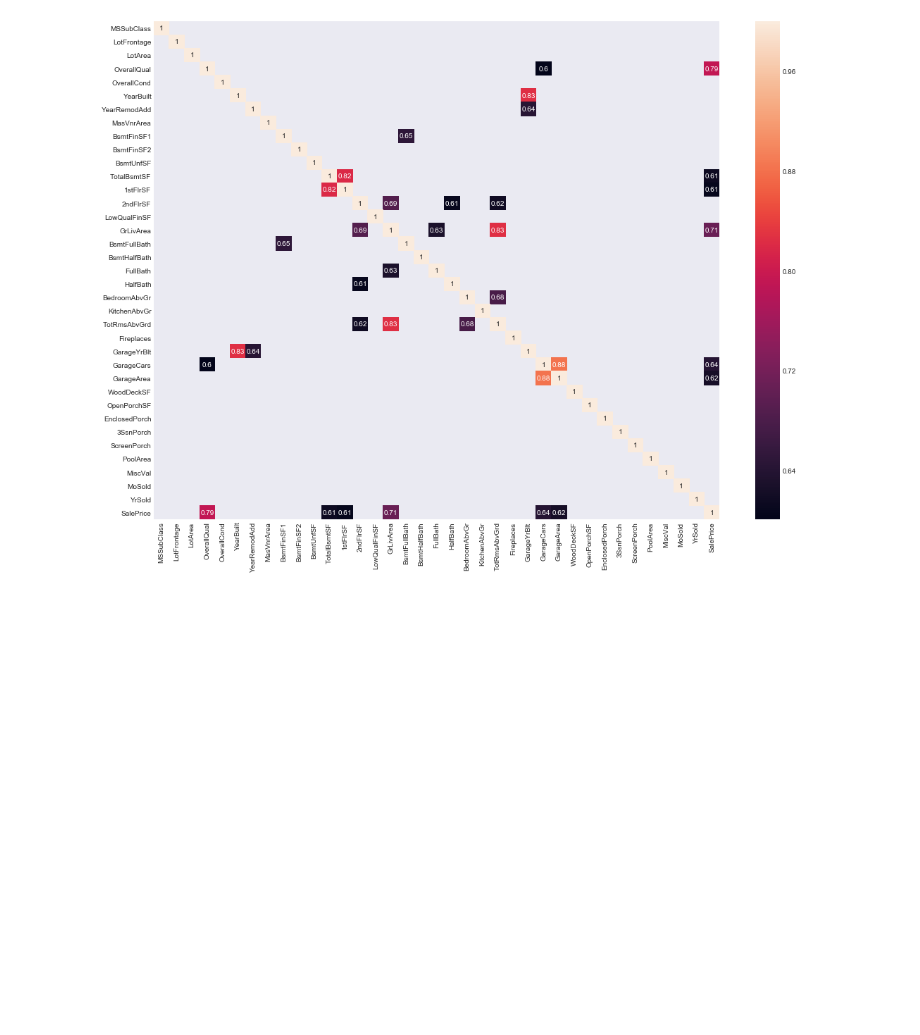
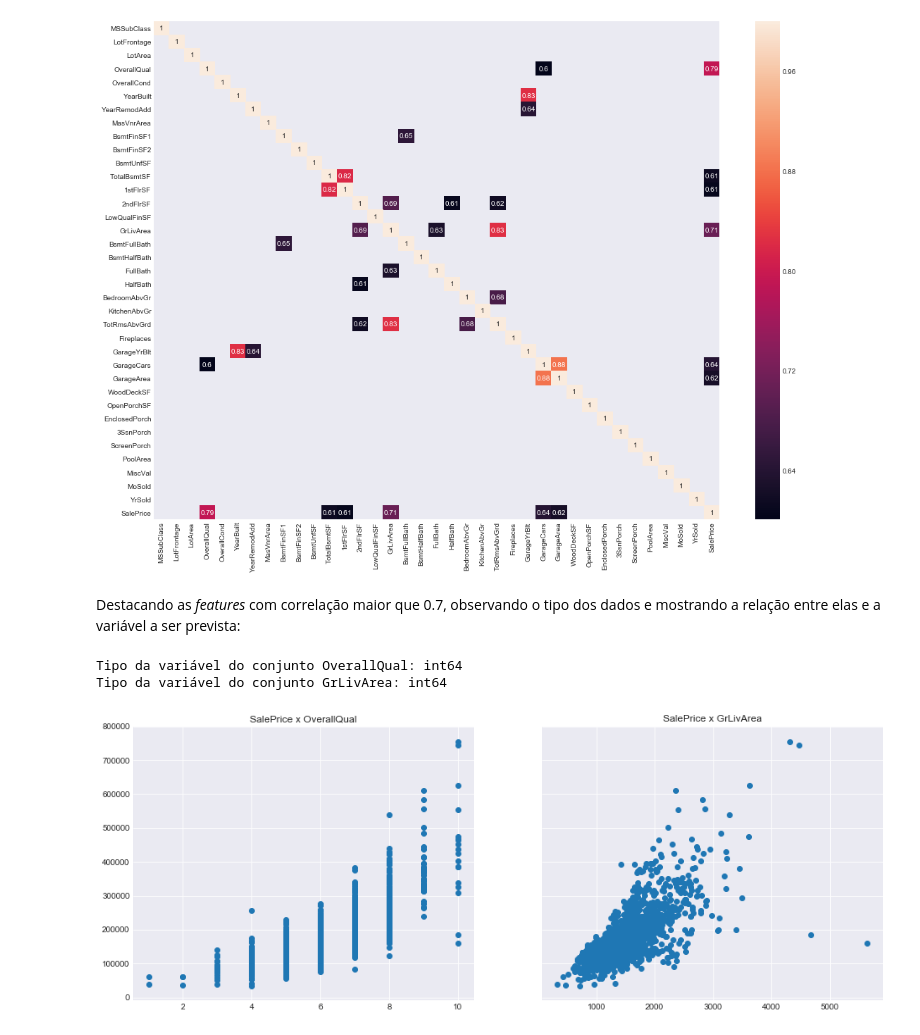
Before and after one commit to lschlee/ames-houseprices-regression, a Jupyter notebook: caderno-aprendizado-de-maquina.ipynb, the cells around one changed output. Saved outputs shown, nothing was run; the diff lists cells and outputs as text; code cells hidden in the pictures; blank space fills up the shorter version.

```diff
--- a/caderno-aprendizado-de-maquina.ipynb
+++ b/caderno-aprendizado-de-maquina.ipynb
@@ -84,0 +80,16 @@ np.log1p(train["SalePrice"])
+# %% [markdown]
+Destacando as *features* com correlação maior que 0.7, observando o tipo dos dados e mostrando a relação entre elas e a variável a ser prevista:
+# %%
+print("Tipo da variável do conjunto OverallQual: {}".format(train['OverallQual'].dtype))
+fig, (ax1,ax2) = plt.subplots(1, 2, sharey=True,figsize=(16,6))
+ax1.scatter(x = train['OverallQual'], y = train['SalePrice'])
+ax1.set_title('SalePrice x OverallQual')
+
+print("Tipo da variável do conjunto GrLivArea: {}".format(train['GrLivArea'].dtype))
+ax2.scatter(x = train['GrLivArea'], y = train['SalePrice'])
+ax2.set_title('SalePrice x GrLivArea')
+plt.show()
+# %% [output]
+Tipo da variável do conjunto OverallQual: int64
+Tipo da variável do conjunto GrLivArea: int64
+[figure, added]
```
Also changed, not shown: parts of 5 cells of this notebook.
